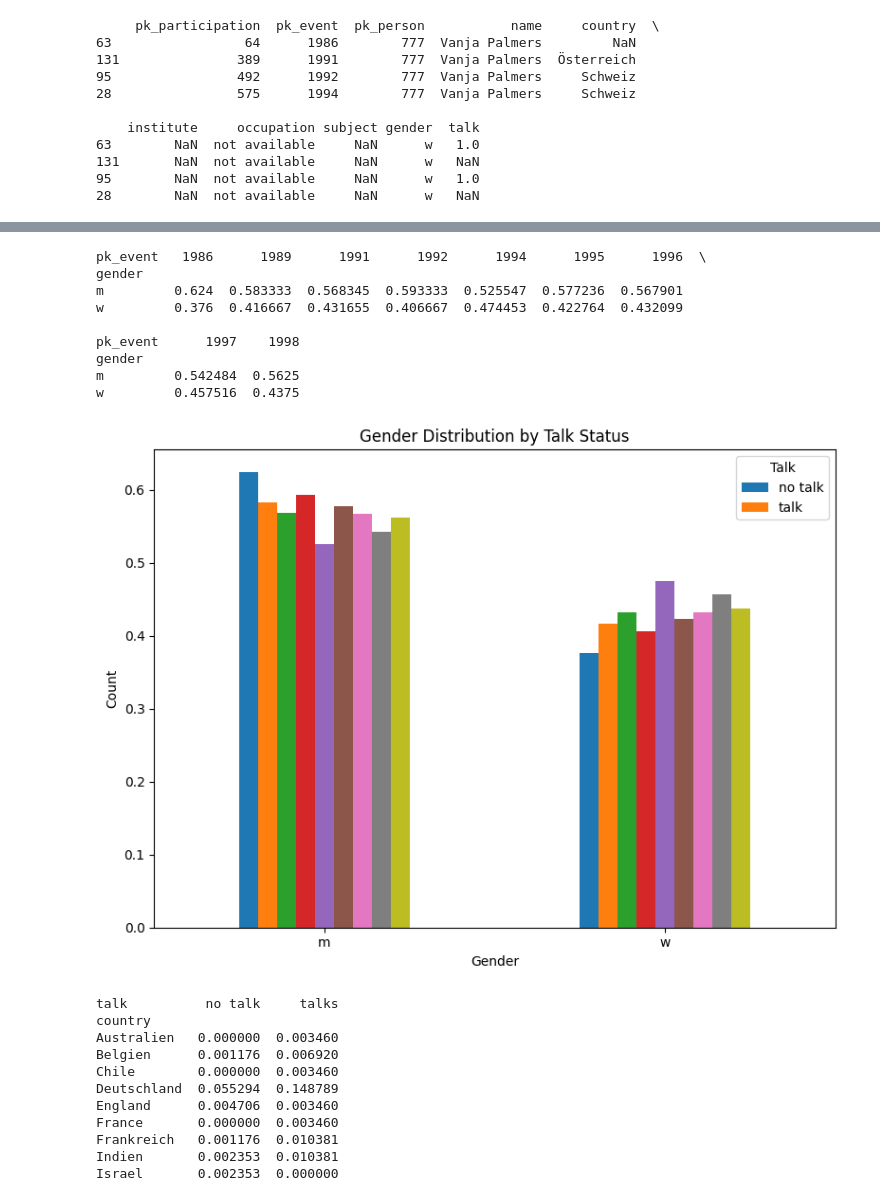
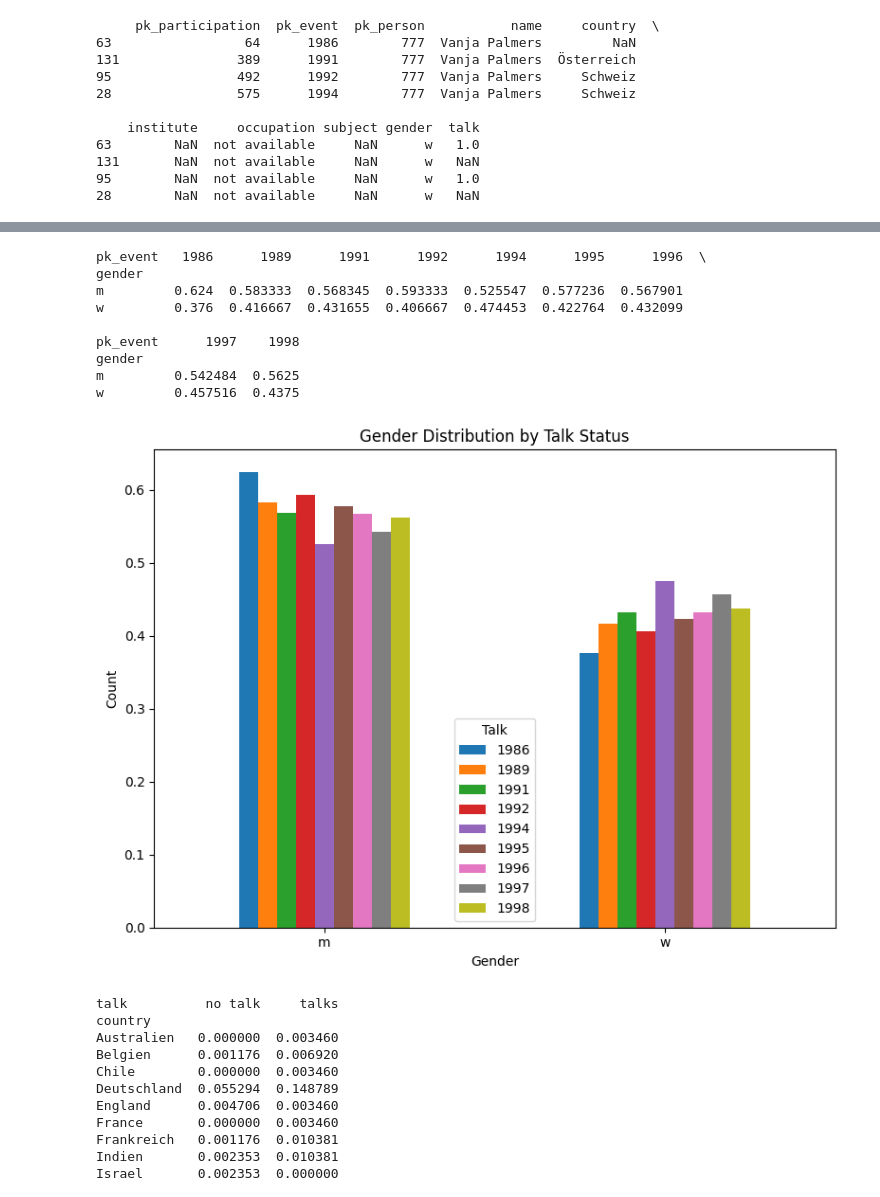
Before and after one commit to ubiquinter/digital_history, a Jupyter notebook: notebooks/analysis_participants.ipynb, the cells around one changed output, grey strips where cells are left out. Drawn from its saved outputs; the diff is of its cells as text; code cells hidden in the pictures.

```diff
--- a/notebooks/analysis_participants.ipynb
+++ b/notebooks/analysis_participants.ipynb
@@ -321,25 +321,25 @@ w       0.435205  0.412979
 # %%
 crosstab = pd.crosstab(dataframe_for_export['gender'], dataframe_for_export['pk_event'],normalize='columns')
 print(crosstab)
 ax = crosstab.plot(kind='bar', figsize=(8, 6))
 plt.title('Gender Distribution by Talk Status')
 plt.xlabel('Gender')
 plt.ylabel('Count')
-plt.legend(title='Talk', labels=['no talk', 'talk'])
+plt.legend(title='Talk', labels=['1986', '1989','1991','1992','1994','1995','1996','1997','1998'])
 plt.xticks(rotation=0)
 plt.tight_layout()
 plt.show()
 # %% [output]
 pk_event   1986      1989      1991      1992      1994      1995      1996  \
 gender
 m         0.624  0.583333  0.568345  0.593333  0.525547  0.577236  0.567901
 w         0.376  0.416667  0.431655  0.406667  0.474453  0.422764  0.432099
 
 pk_event      1997    1998
 gender
 m         0.542484  0.5625
 w         0.457516  0.4375
-[figure, old version]
+[figure, new version]
 # %%
 crosstab = pd.crosstab(dataframe_for_export['country'], dataframe_for_export['talk'],normalize='columns')
 print(crosstab)
```
Also changed, not shown: parts of 3 cells of this notebook, 15 other files.
